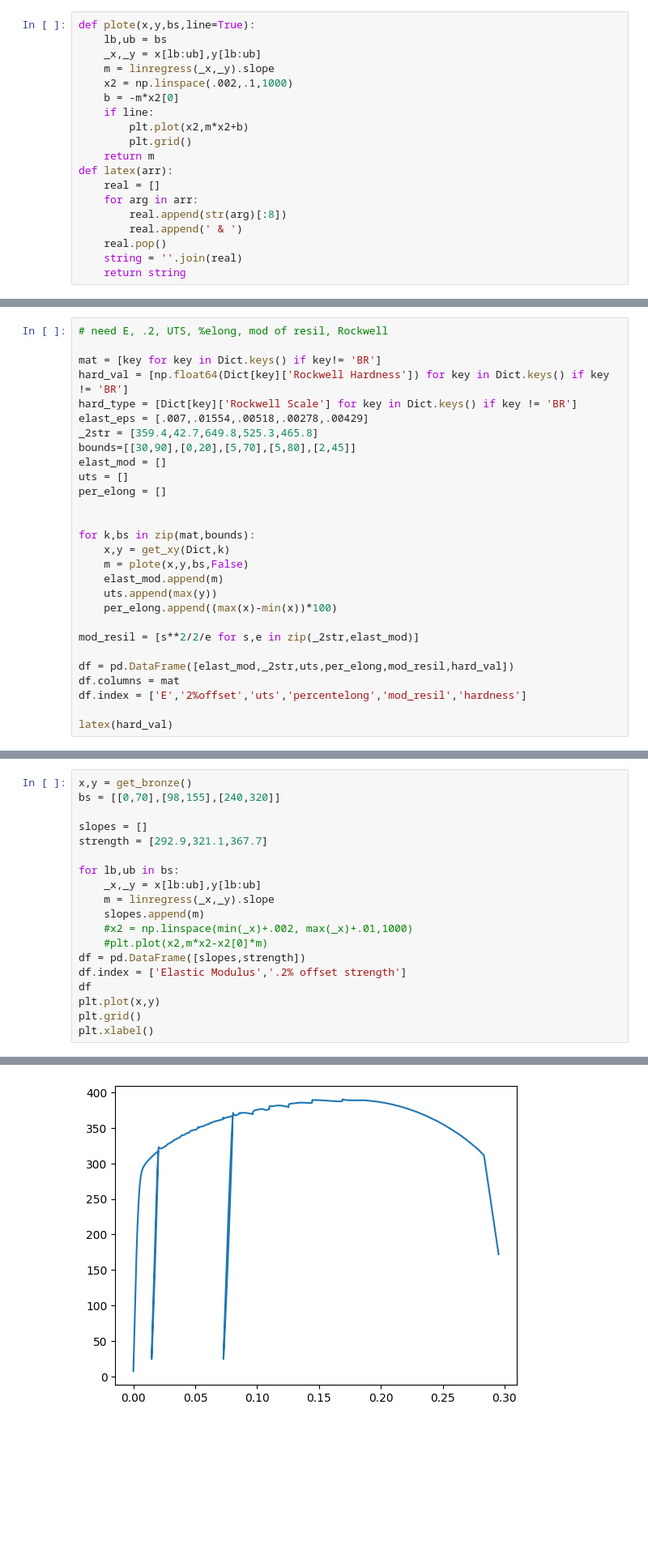
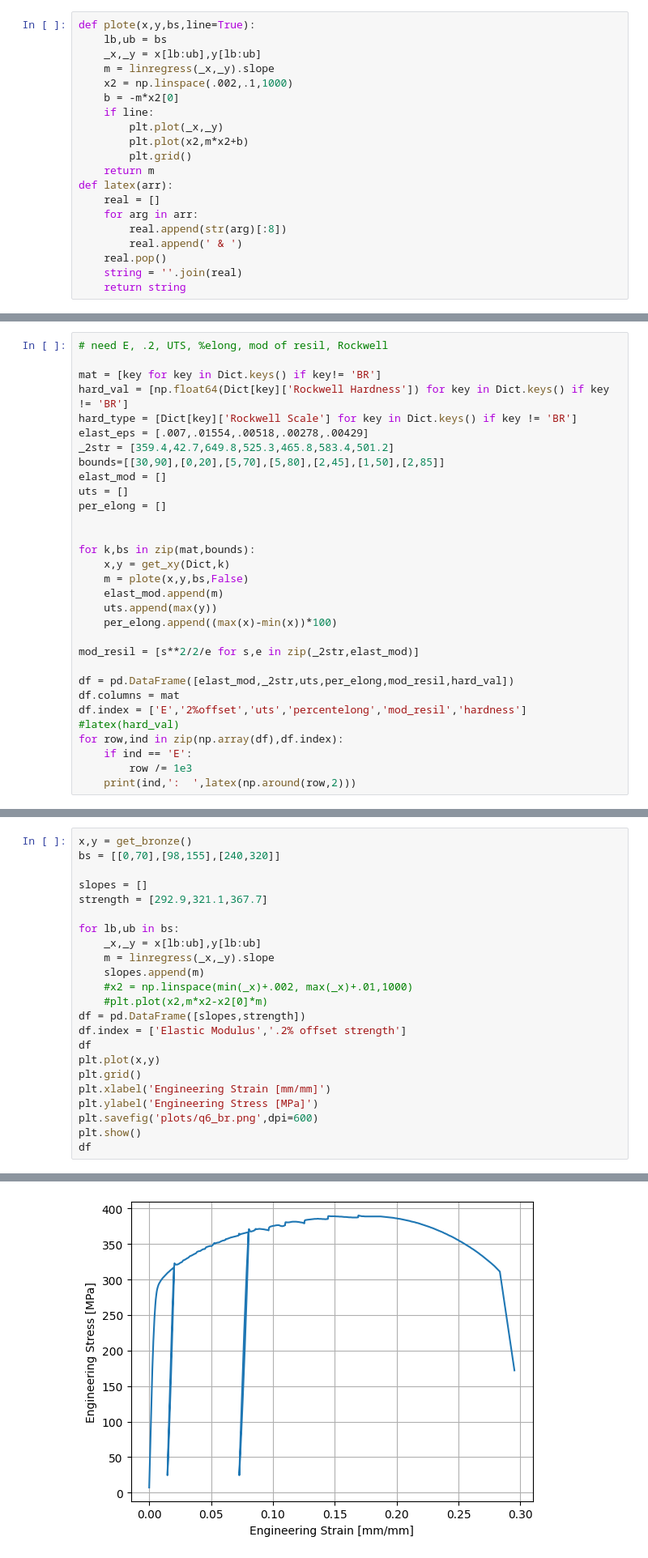
Before and after one commit to nglaser3/NPRE432_Materials, a Jupyter notebook: Lab2/Untitled.ipynb, the cells around one changed output, grey strips where cells are left out. Shown: that part at 81% size. Saved outputs shown, nothing was run; the diff lists cells and outputs as text; blank space fills up the shorter version.

```diff
--- a/Lab2/Untitled.ipynb
+++ b/Lab2/Untitled.ipynb
@@ -66,6 +66,7 @@ def plote(x,y,bs,line=True):
     x2 = np.linspace(.002,.1,1000)
     b = -m*x2[0]
     if line:
+        plt.plot(_x,_y)
         plt.plot(x2,m*x2+b)
         plt.grid()
     return m
@@ -84,8 +87,8 @@ mat = [key for key in Dict.keys() if key!= 'BR']
 hard_val = [np.float64(Dict[key]['Rockwell Hardness']) for key in Dict.keys() if key != 'BR']
 hard_type = [Dict[key]['Rockwell Scale'] for key in Dict.keys() if key != 'BR']
 elast_eps = [.007,.01554,.00518,.00278,.00429]
-_2str = [359.4,42.7,649.8,525.3,465.8]
-bounds=[[30,90],[0,20],[5,70],[5,80],[2,45]]
+_2str = [359.4,42.7,649.8,525.3,465.8,583.4,501.2]
+bounds=[[30,90],[0,20],[5,70],[5,80],[2,45],[1,50],[2,85]]
 elast_mod = []
 uts = []
 per_elong = []
@@ -103,6 +106,9 @@ mod_resil = [s**2/2/e for s,e in zip(_2str,elast_mod)]
 df = pd.DataFrame([elast_mod,_2str,uts,per_elong,mod_resil,hard_val])
 df.columns = mat
 df.index = ['E','2%offset','uts','percentelong','mod_resil','hardness']
-
-latex(hard_val)
+#latex(hard_val)
+for row,ind in zip(np.array(df),df.index):
+    if ind == 'E':
+        row /= 1e3
+    print(ind,':  ',latex(np.around(row,2)))
 # %% [output]
@@ -212,5 +223,9 @@ df.index = ['Elastic Modulus','.2% offset strength']
 df
 plt.plot(x,y)
 plt.grid()
-plt.xlabel()
+plt.xlabel('Engineering Strain [mm/mm]')
+plt.ylabel('Engineering Stress [MPa]')
+plt.savefig('plots/q6_br.png',dpi=600)
+plt.show()
+df
 # %% [output]
@@ -220 +232 @@ finish(name, leg=True)
-[figure, old version]
+[figure, new version]
```
Also changed, not shown: parts of 7 cells of this notebook, 9 other files.
